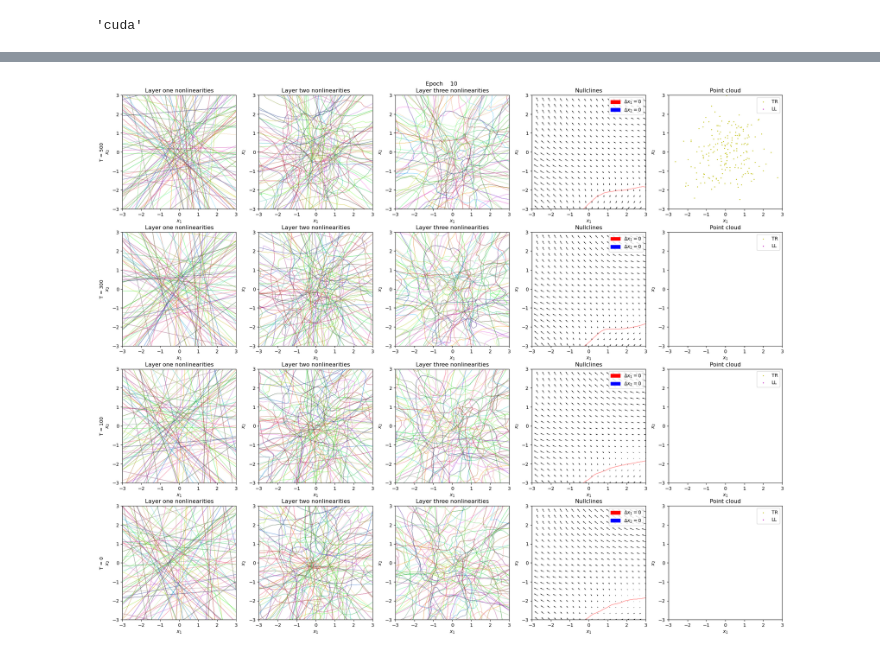
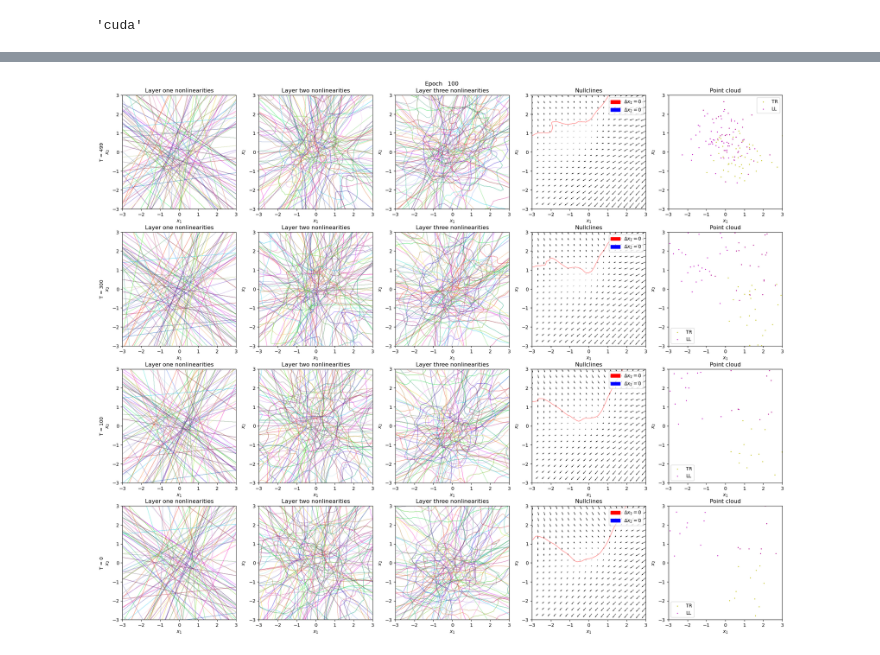
Before and after one commit to bsattelb/TAG-DS-2D-diffusion, a Jupyter notebook: Nonlinearities.ipynb, the cells around one changed output, grey strips where cells are left out. Drawn from its saved outputs; the diff is of its cells as text; code cells hidden in the pictures.

```diff
--- a/Nonlinearities.ipynb
+++ b/Nonlinearities.ipynb
@@ -28,20 +27,26 @@ device = 'cuda' if torch.cuda.is_available() else 'cpu'
 device
 # %% [output]
 'cuda'
+# %%
+class Scheduler:
+    def __init__(self, T):
+        self.T=T
+        self.betas = np.linspace(1e-4, 0.01, T)
+        self.sigmas = np.sqrt(self.betas)
+        self.alphas = 1 - self.betas
+        self.alphabars = np.cumprod(self.alphas)
 # %%
 # Diffusion parameters
 # t = 0 - circles
 # t = 1 - first addition of noise
 # t = 500 - all noise added, ostensibly normally distributed
 T = 500
-betas = np.linspace(1e-4, 0.01, T)
-alphas = 1 - betas
-alphabar = np.cumprod(alphas)
+scheduler = Scheduler(T)
 
 # Training parameters
 criterion = nn.MSELoss(reduction='mean')
-npts = 10000 # npts*T is number of training samples
-num_epochs = 10
+npts = 100000 # npts*T is number of training samples
+num_epochs = 100
 opt = lambda params: torch.optim.Adam(params)
 network_shape = [3, 100, 100, 100, 2]
 batch_size = 64
@@ -65,7 +70,7 @@ if not os.path.isdir(epochs_path):
 if not os.path.isdir('checkpoints'):
     os.mkdir('checkpoints')
 # %%
-net = network.Network(network_shape).to(device)
+net = network.Network(network_shape, scheduler).to(device)
 optimizer = opt(net.parameters())
 # %%
 losses = []
@@ -84,5 +99,5 @@ for i in tqdm(range(num_epochs)):
 # %%
-temp = network.Animator(net, colors, alphabar, data_range, grid_points, vec_grid_points, hist_points, hist_points)
+temp = nonlinearity.Animator(net, colors, scheduler, data_range, grid_points, vec_grid_points, hist_points, hist_points, device)
 temp.draw_small(num_epochs)
 # %% [output]
-[figure, old version]
+[figure, new version]
```
Also changed, not shown: parts of 4 cells of this notebook, 3 other files.
